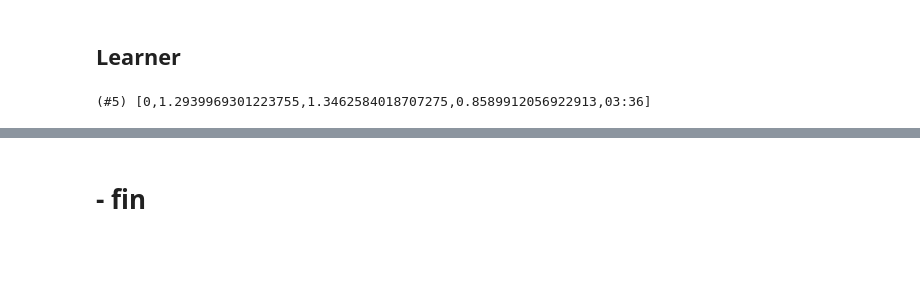
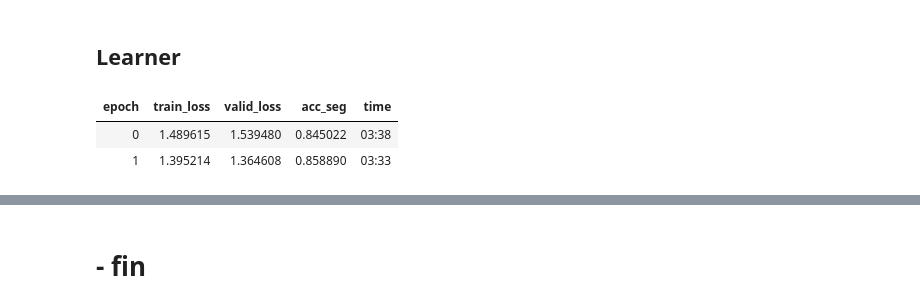
Before and after one commit to qAp/kgl_clouds, a Jupyter notebook: multicloudtype-gcp.ipynb, the cells around one changed output, grey strips where cells are left out. Drawn from its saved outputs; the diff is of its cells as text; code cells hidden in the pictures; blank space fills up the shorter version.

Commit message:
Unet customized inside defn trained for 2 epochs
Progress bar callback appears to be working by default.
No lr_find yet.

```diff
--- a/multicloudtype-gcp.ipynb
+++ b/multicloudtype-gcp.ipynb
@@ -249,7 +251,7 @@ class CloudsCustomHead(nn.Module):
 
     def forward(self, o):
         #return tuple(m(o) for m in self.conv_clouds)
-        return self.conv_fish(o), self.conv_flower(o), self.conv_gravel(o), self.conv_sugar(o)
+        return self.conv_fish(o)#, self.conv_flower(o), self.conv_gravel(o), self.conv_sugar(o)
 # %%
 custom_head = CloudsCustomHead()
 custom_head
@@ -274,0 +324,11 @@ model = SequentialEx(*layers)
+# %%
+class CloudsCustomHead(nn.Module):
+    def __init__(self, ni, n_classes, ks=1, act_cls=None, norm_type=None, **kwargs):
+        super().__init__()
+        self.conv_fish = ConvLayer(ni, n_classes, ks=ks, act_cls=act_cls, norm_type=norm_type, **kwargs)
+        self.conv_flower = ConvLayer(ni, n_classes, ks=ks, act_cls=act_cls, norm_type=norm_type, **kwargs)
+        self.conv_gravel = ConvLayer(ni, n_classes, ks=ks, act_cls=act_cls, norm_type=norm_type, **kwargs)
+        self.conv_sugar = ConvLayer(ni, n_classes, ks=ks, act_cls=act_cls, norm_type=norm_type, **kwargs)
+
+    def forward(self, o):
+        return self.conv_fish(o), self.conv_flower(o), self.conv_gravel(o), self.conv_sugar(o)
@@ -274,0 +381,5 @@ model = SequentialEx(*layers)
+# %%
+encoder = models.resnet34(pretrained=True)
+encoder = nn.Sequential(*list(encoder.children())[:-2])
+# %%
+model = CustomizedDynamicUnet(encoder=encoder, n_classes=2, img_size=xb.shape[-2:], norm_type=None)
@@ -350,4 +480,6 @@ learn = Learner(dbch, model, loss_func=CloudsLoss(), opt_func=SGD, metrics=acc_s
 # %%
-learn.fit(n_epoch=1)
+learn.fit(n_epoch=2)
 # %% [output]
-(#5) [0,1.2939969301223755,1.3462584018707275,0.8589912056922913,03:36]
+| epoch | train_loss | valid_loss | acc_seg | time |
+| 0 | 1.489615 | 1.539480 | 0.845022 | 03:38 |
+| 1 | 1.395214 | 1.364608 | 0.858890 | 03:33 |
```
Also changed, not shown: parts of 33 cells of this notebook.
